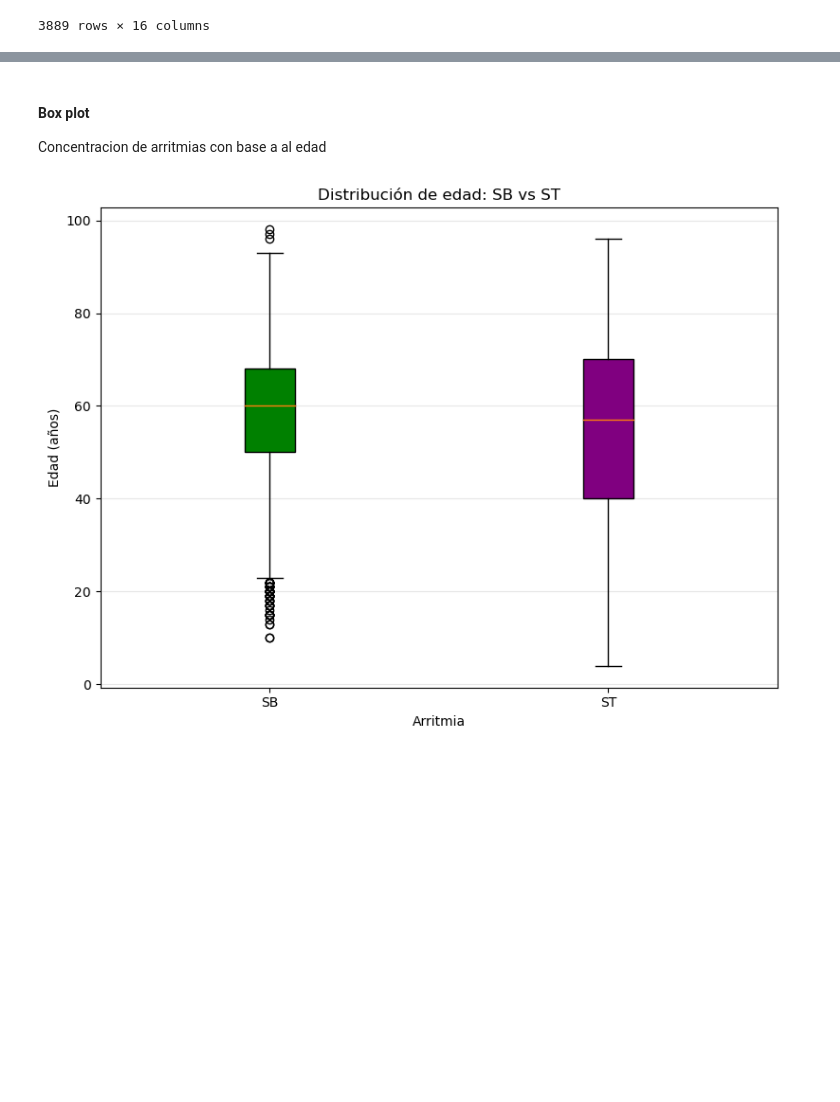
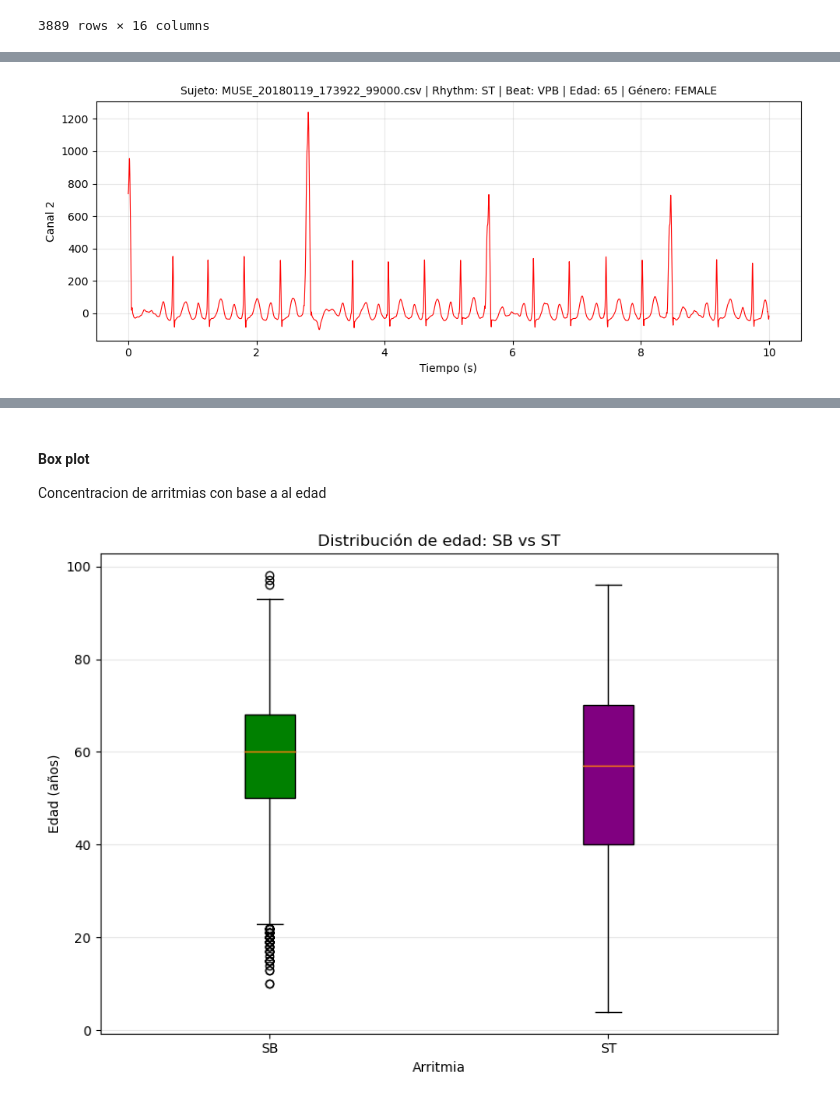
Before and after one commit to JeroXx11/Lab_Biosenales, a Jupyter notebook: Practica_2/Parte 2/Práctica 2- Identificacion arritmias.ipynb, the cells around one changed output, grey strips where cells are left out. Drawn from its saved outputs; the diff is of its cells as text; code cells hidden in the pictures; blank space fills up the shorter version.

```diff
--- a/Practica_2/Parte 2/Práctica 2- Identificacion arritmias.ipynb
+++ b/Practica_2/Parte 2/Práctica 2- Identificacion arritmias.ipynb
@@ -466,0 +1156,92 @@ plt.show()
+# %%
+# ============================================================
+# GRAFICAR LOS REGISTROS ST PARA DOS PACIENTES
+# ============================================================
+
+# ECG_SB contiene todos los ECG que fueron cargados anteriormente.
+# Por eso seleccionamos estos dos registros.
+
+subject_files = [
+    list(ECG_ST.keys())[3],
+    list(ECG_ST.keys())[7]
+]
+
+
+# Se procesa cada uno de los dos archivos seleccionados.
+# 'fname' contiene el nombre del archivo.
+
+for i, fname in enumerate(subject_files, start=1):
+
+    # Se busca en 'diagnostics' la información correspondiente
+    # al archivo que estamos procesando.
+    # Path(fname).stem elimina la extensión ".csv" del nombre.
+    meta = diagnostics[
+        diagnostics["FileName"] == Path(fname).stem
+    ].reset_index(drop=True)
+
+
+
+    # 'Signal' contiene únicamente los valores del CANAL 2,
+    # ya que en el código anterior solo cargamos este
+    # 'Time' contiene el instante de tiempo correspondiente
+    # a cada muestra del ECG.
+
+    sig = ECG_ST[fname]["Signal"]
+
+    t_sub = ECG_ST[fname]["Time"]
+
+
+
+    # Se extraen algunos datos de los metadatos para
+    # mostrarlos posteriormente en el título del gráfico.
+
+    rhythm = meta.loc[0, "Rhythm"]
+
+    beat = meta.loc[0, "Beat"]
+
+    age = meta.loc[0, "PatientAge"]
+
+    gender = meta.loc[0, "Gender"]
+
+
+
+    # Se crea una figura independiente para cada paciente.
+
+    plt.figure(figsize=(10, 4))
+
+
+
+    # Se representa la amplitud del Canal 2 en función del tiempo.
+
+    plt.plot(
+        t_sub,
+        sig["Canal_2"],
+        linewidth=0.8,
+        color="red"
+    )
+    # Eje vertical: amplitud de la señal del ECG.
+    plt.ylabel("Canal 2")
+
+    # Eje horizontal: tiempo en segundos.
+    plt.xlabel("Tiempo (s)")
+
+    # Agregar una cuadrícula para facilitar la visualización.
+    plt.grid(True, alpha=0.3)
+
+    # Se muestra el nombre del registro junto con algunos
+    # de sus metadatos.
+    plt.title(
+        f"Sujeto: {fname} | "
+        f"Rhythm: {rhythm} | "
+        f"Beat: {beat} | "
+        f"Edad: {age} | "
+        f"Género: {gender}",
+        fontsize=10
+    )
+
+    plt.tight_layout()
+
+    # Mostrar el gráfico.
+    plt.show()
+# %% [output]
+[figure, added]
```
Also changed, not shown: parts of 28 cells of this notebook.
